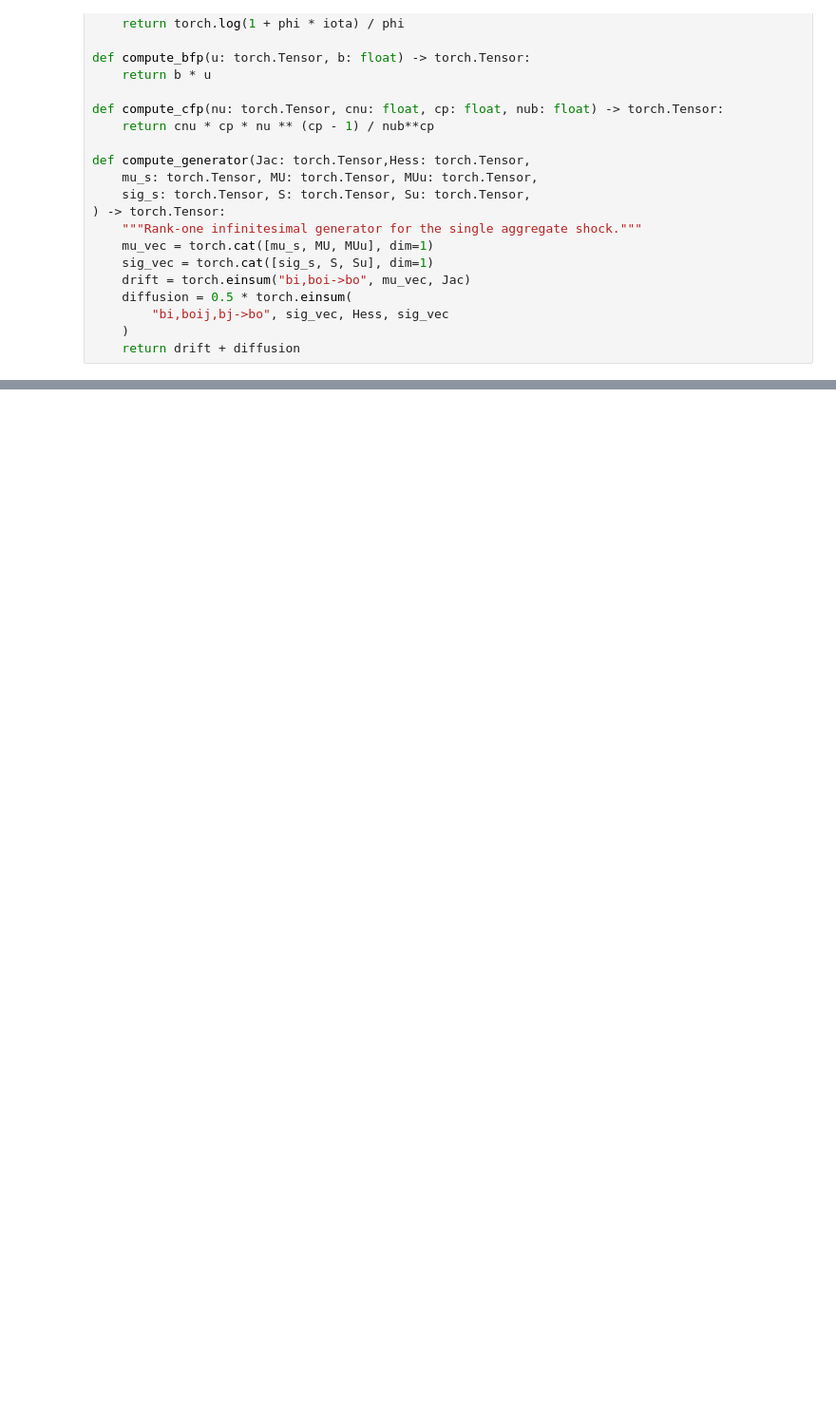
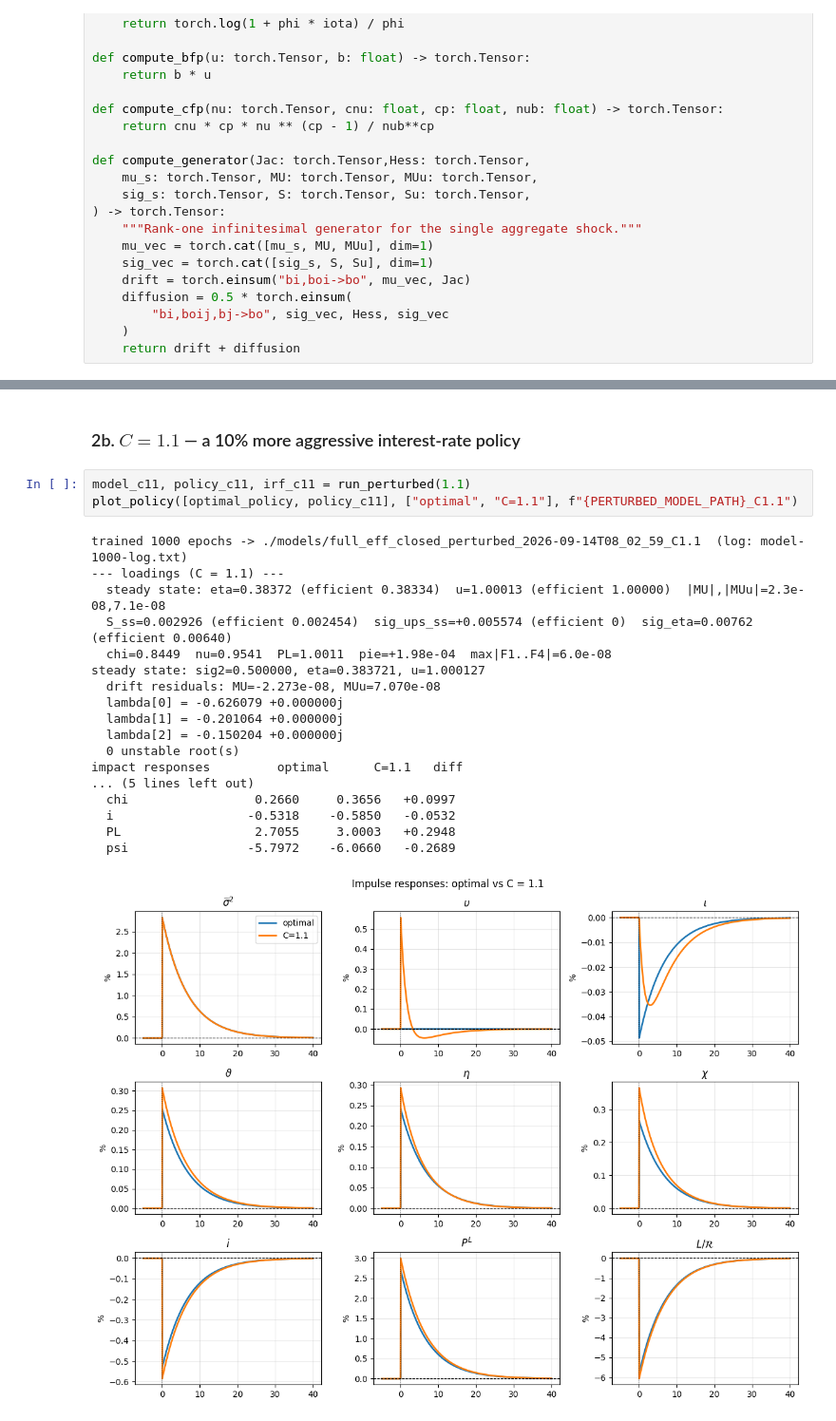
Before and after one commit to rotmanfinhub/deep-macrofin, a Jupyter notebook: examples/macro_problems/alexandrov-brunnermeier/full_eff_closed_warm_start.ipynb, the cells around one changed output, grey strips where cells are left out. Shown at 95% size. Cells and saved outputs as stored; diff of their text form; blank space fills up the shorter version.

```diff
--- a/examples/macro_problems/alexandrov-brunnermeier/full_eff_closed_warm_start.ipynb
+++ b/examples/macro_problems/alexandrov-brunnermeier/full_eff_closed_warm_start.ipynb
@@ -1350,0 +1520,24 @@ steady state: sig2=0.500000, eta=0.304649, u=1.027404
+# %% [markdown]
+### 2b. $C = 1.1$ — a 10% more aggressive interest-rate policy
+# %%
+model_c11, policy_c11, irf_c11 = run_perturbed(1.1)
+plot_policy([optimal_policy, policy_c11], ["optimal", "C=1.1"], f"{PERTURBED_MODEL_PATH}_C1.1")
+# %% [output]
+trained 1000 epochs -> ./models/full_eff_closed_perturbed_2026-09-14T08_02_59_C1.1  (log: model-1000-log.txt)
+--- loadings (C = 1.1) ---
+  steady state: eta=0.38372 (efficient 0.38334)  u=1.00013 (efficient 1.00000)  |MU|,|MUu|=2.3e-08,7.1e-08
+  S_ss=0.002926 (efficient 0.002454)  sig_ups_ss=+0.005574 (efficient 0)  sig_eta=0.00762 (efficient 0.00640)
+  chi=0.8449  nu=0.9541  PL=1.0011  pie=+1.98e-04  max|F1..F4|=6.0e-08
+steady state: sig2=0.500000, eta=0.383721, u=1.000127
+  drift residuals: MU=-2.273e-08, MUu=7.070e-08
+  lambda[0] = -0.626079 +0.000000j
+  lambda[1] = -0.201064 +0.000000j
+  lambda[2] = -0.150204 +0.000000j
+  0 unstable root(s)
+impact responses         optimal      C=1.1   diff
+... (5 lines left out)
+  chi                 0.2660     0.3656   +0.0997
+  i                  -0.5318    -0.5850   -0.0532
+  PL                  2.7055     3.0003   +0.2948
+  psi                -5.7972    -6.0660   -0.2689
+[figure, added]
```
Also changed, not shown: parts of 19 cells of this notebook.
